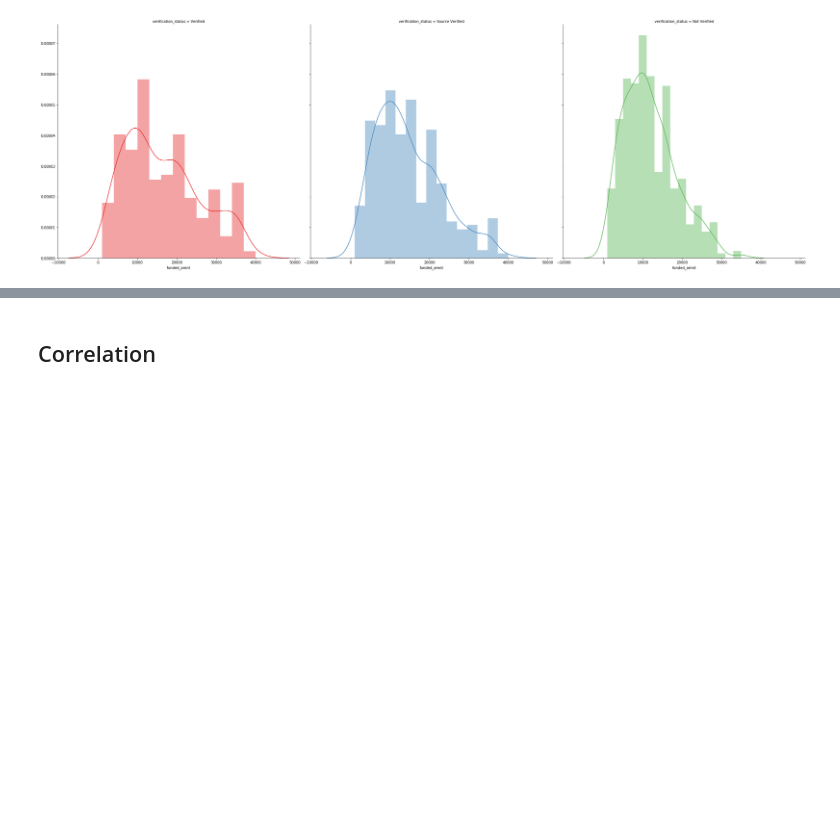
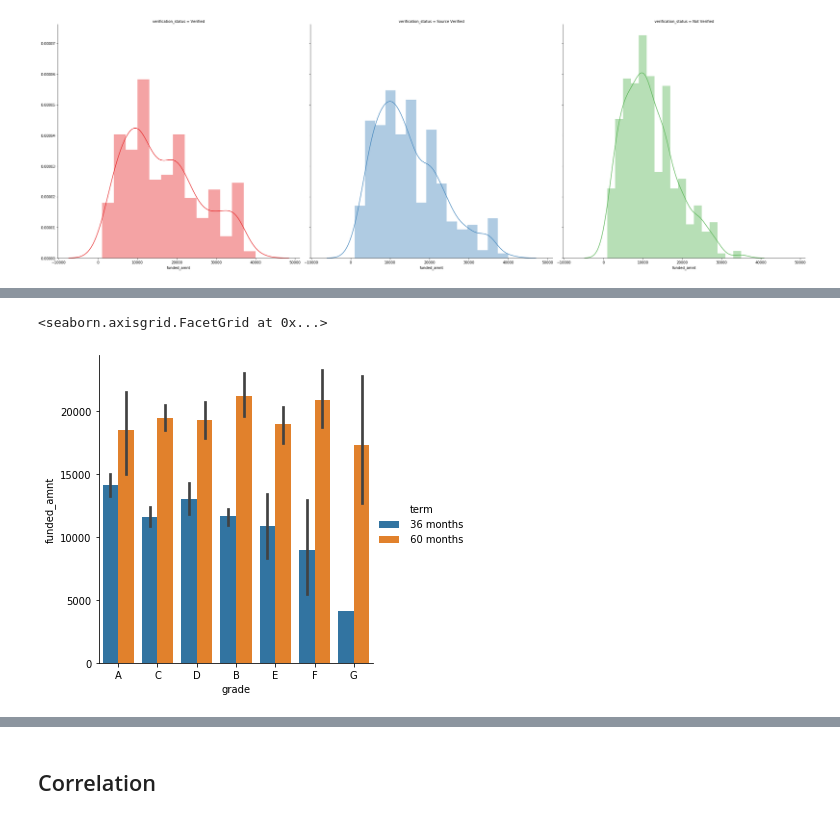
Before and after one commit to miazhx/capstone, a Jupyter notebook: Mia/Data Exploration.ipynb, the cells around one changed output, grey strips where cells are left out. Cells and saved outputs as stored; diff of their text form; code cells hidden in the pictures; blank space fills up the shorter version.

```diff
--- a/Mia/Data Exploration.ipynb
+++ b/Mia/Data Exploration.ipynb
@@ -178,0 +174,5 @@ for column in plotist:
+# %%
+sns.catplot(x="grade", y="funded_amnt", hue="term", kind="bar", data=sample_accepted)
+# %% [output]
+<seaborn.axisgrid.FacetGrid at 0x...>
+[figure, added]
```
Also changed, not shown: parts of 41 cells of this notebook, 3 other files.
